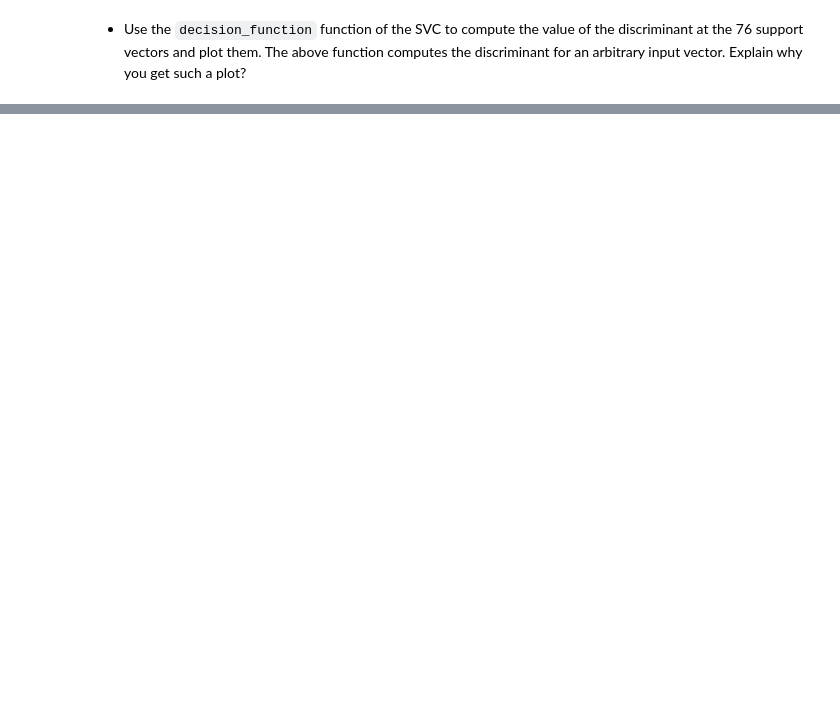
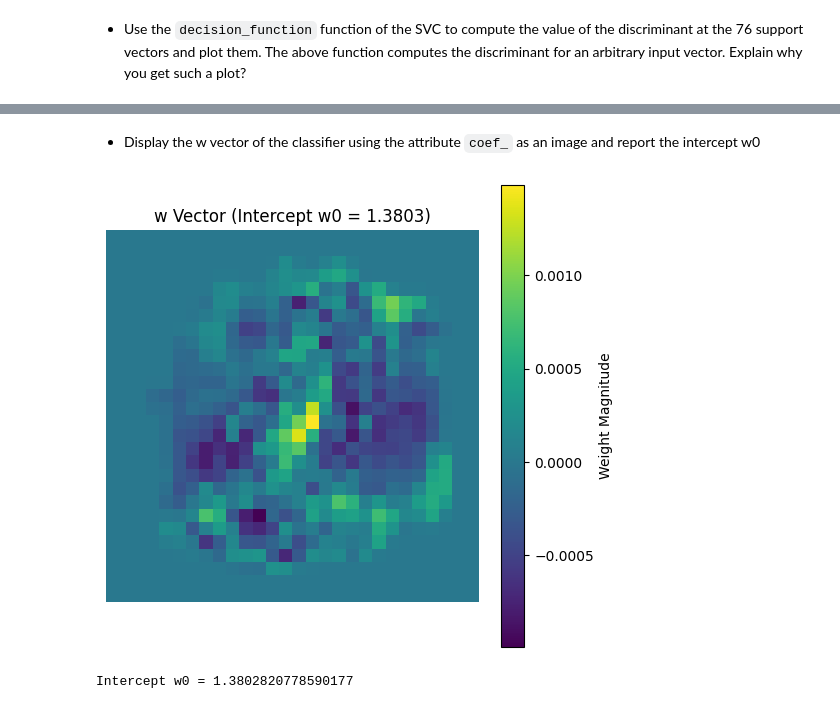
Before and after one commit to bmcano/homework-assignments, a Jupyter notebook: Machine-Learning/Project/Project.ipynb, the cells around one changed output, grey strips where cells are left out. Saved outputs shown, nothing was run; the diff lists cells and outputs as text; code cells hidden in the pictures; blank space fills up the shorter version.

```diff
--- a/Machine-Learning/Project/Project.ipynb
+++ b/Machine-Learning/Project/Project.ipynb
@@ -594,0 +598,18 @@ input vector. Explain why you get such a plot?
+# %% [markdown]
+- Display the w vector of the classifier using the attribute `coef_` as an image and report the intercept
+w0
+# %%
+w = model.coef_.reshape(28, 28)
+w0 = model.intercept_[0]
+
+plt.figure(figsize=(6, 6))
+plt.imshow(w, cmap='viridis')
+plt.colorbar(label="Weight Magnitude")
+plt.title(f"w Vector (Intercept w0 = {w0:.4f})")
+plt.axis('off')
+plt.show()
+
+print(f"Intercept w0 = {w0}")
+# %% [output]
+[figure, added]
+Intercept w0 = 1.3802820778590177
```
Also changed, not shown: parts of 14 cells of this notebook.
